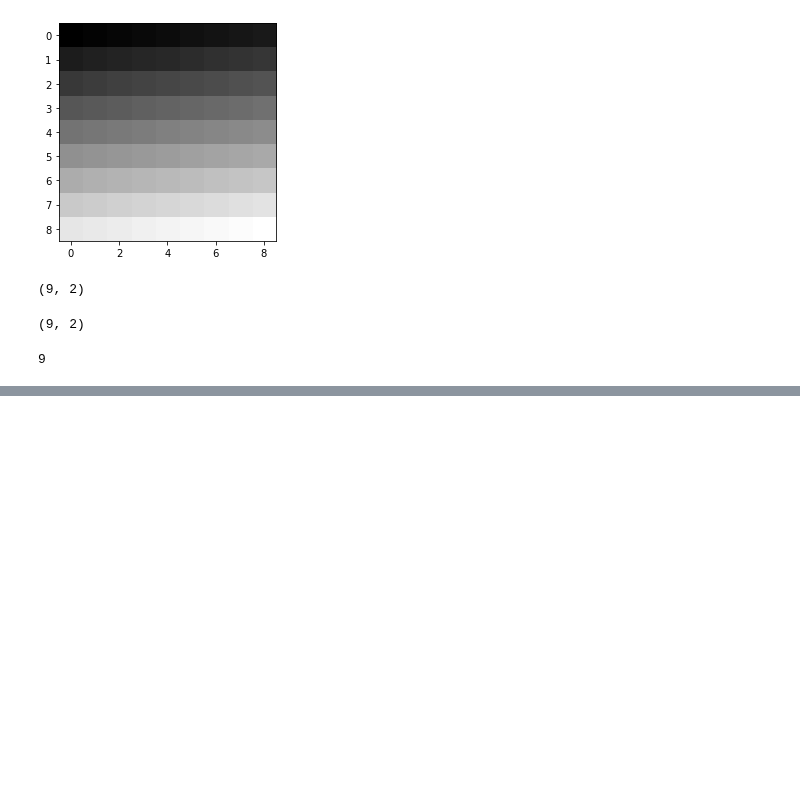
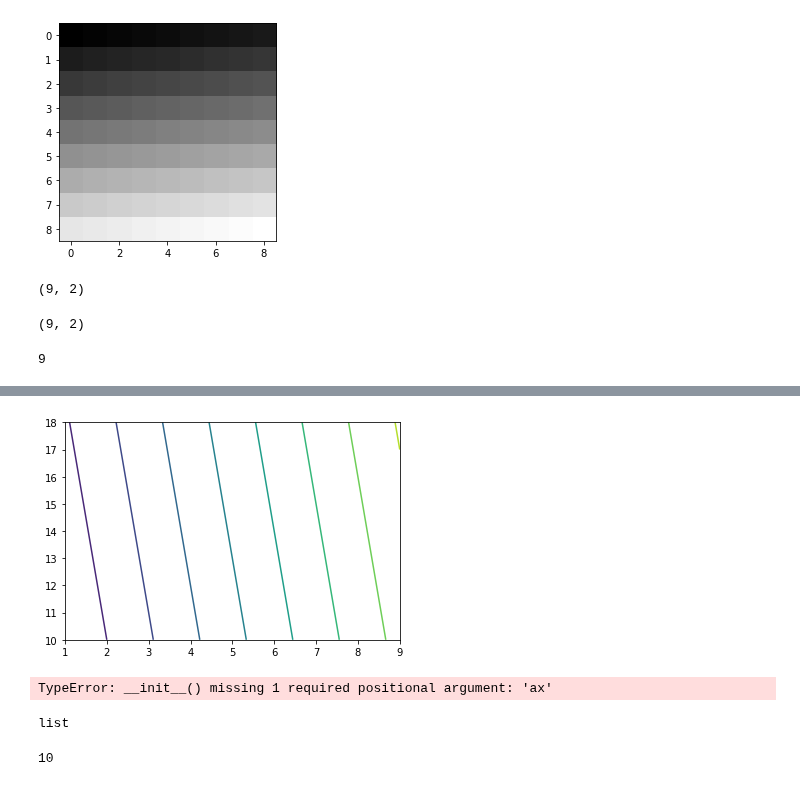
Before and after one commit to CoLAB-ATLANTIC/JUNO, a Jupyter notebook: notebooks/Cayulla_Matlab2Python.ipynb, the cells around one changed output, grey strips where cells are left out. Cells and saved outputs as stored; diff of their text form; code cells hidden in the pictures; blank space fills up the shorter version.

```diff
--- a/notebooks/Cayulla_Matlab2Python.ipynb
+++ b/notebooks/Cayulla_Matlab2Python.ipynb
@@ -949,3 +959,7 @@ dat0[0].shape
 dat0[0].shape[0]
 # %% [output]
 9
+# %%
+x1 = [1,2,3,4,5,6,7,8,9]
+y1 = [10,11,12,13,14,15,16,17,18]
+z1 = np.linspace(1,81,81).reshape(9,9).T
@@ -951,0 +978,4 @@ dat0[0].shape[0]
+# %%
+c = plt.contour(x1,y1, z1)
+# %% [output]
+[figure, added]
@@ -951,0 +984,12 @@ dat0[0].shape[0]
+# %%
+matplotlib.contour.QuadContourSet()
+# %% [output]
+TypeError: __init__() missing 1 required positional argument: 'ax'
+# %%
+type(dat0)
+# %% [output]
+list
+# %%
+len(dat0)
+# %% [output]
+10
```
Also changed, not shown: parts of 12 cells of this notebook, 1 other file.
